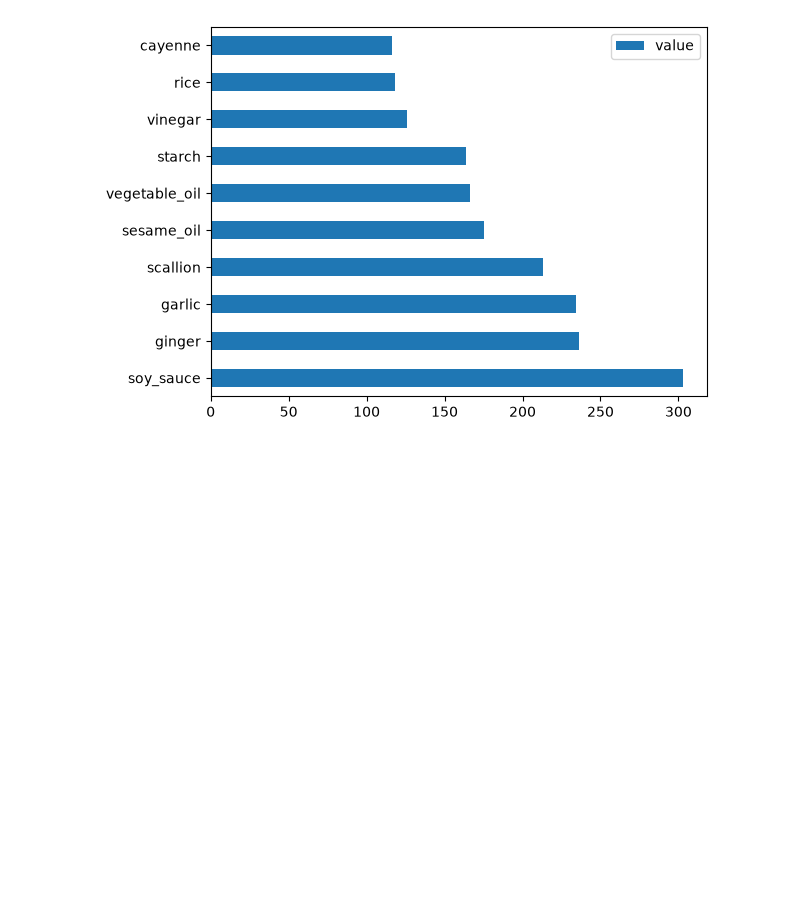
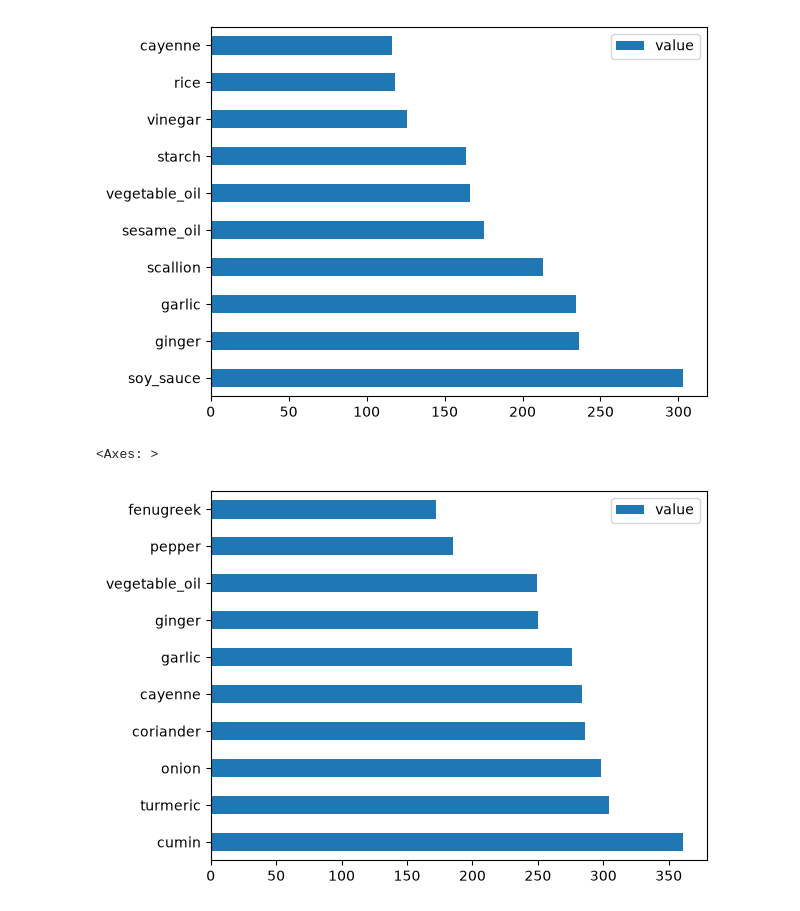
Before and after one commit to DeSilva008/ML-Exercises, a Jupyter notebook: classification-exercise/01/notebook.ipynb, the cells around one changed output. Saved outputs shown, nothing was run; the diff lists cells and outputs as text; code cells hidden in the pictures; blank space fills up the shorter version.

```diff
--- a/classification-exercise/01/notebook.ipynb
+++ b/classification-exercise/01/notebook.ipynb
@@ -71,3 +71,9 @@ chinese_ingredient_df.head(10).plot.barh()
 # %% [output]
 <Axes: >
 [figure]
+# %%
+indian_ingredient_df = create_ingredient_df(indian_df)
+indian_ingredient_df.head(10).plot.barh()
+# %% [output]
+<Axes: >
+[figure, added]
```
Also changed, not shown: parts of 6 cells of this notebook, 1 other file.
